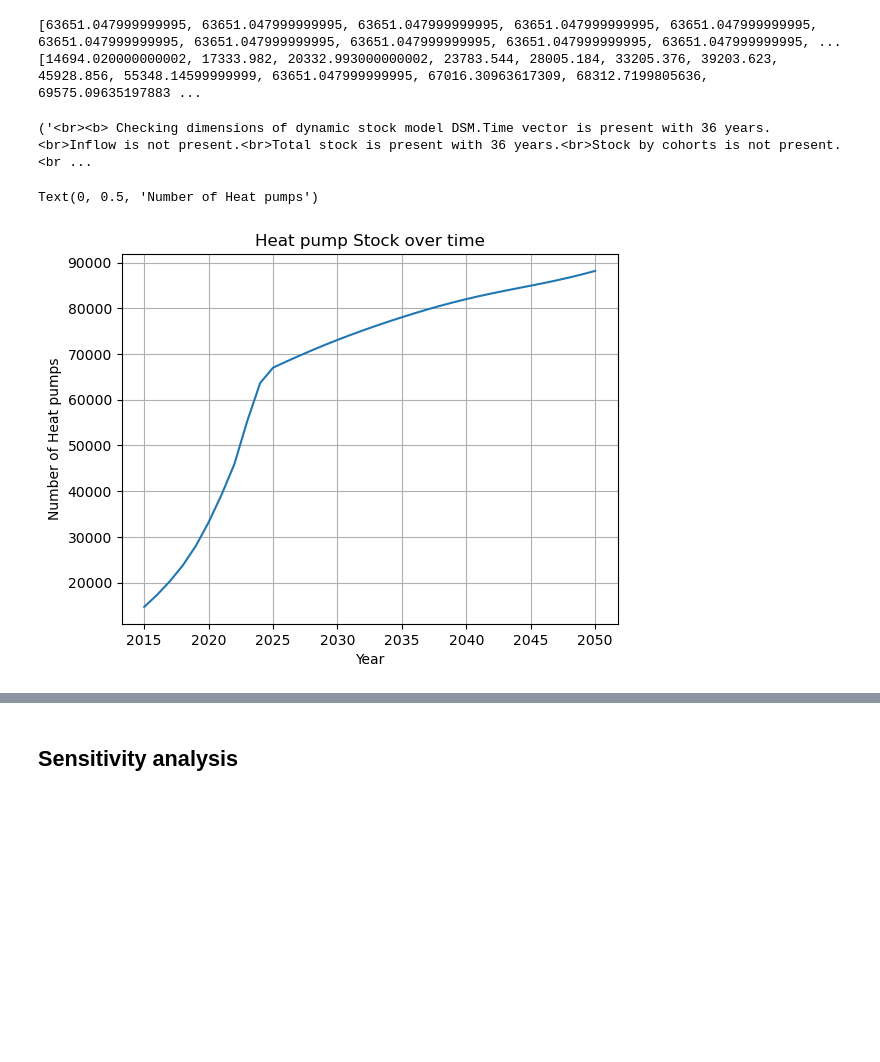
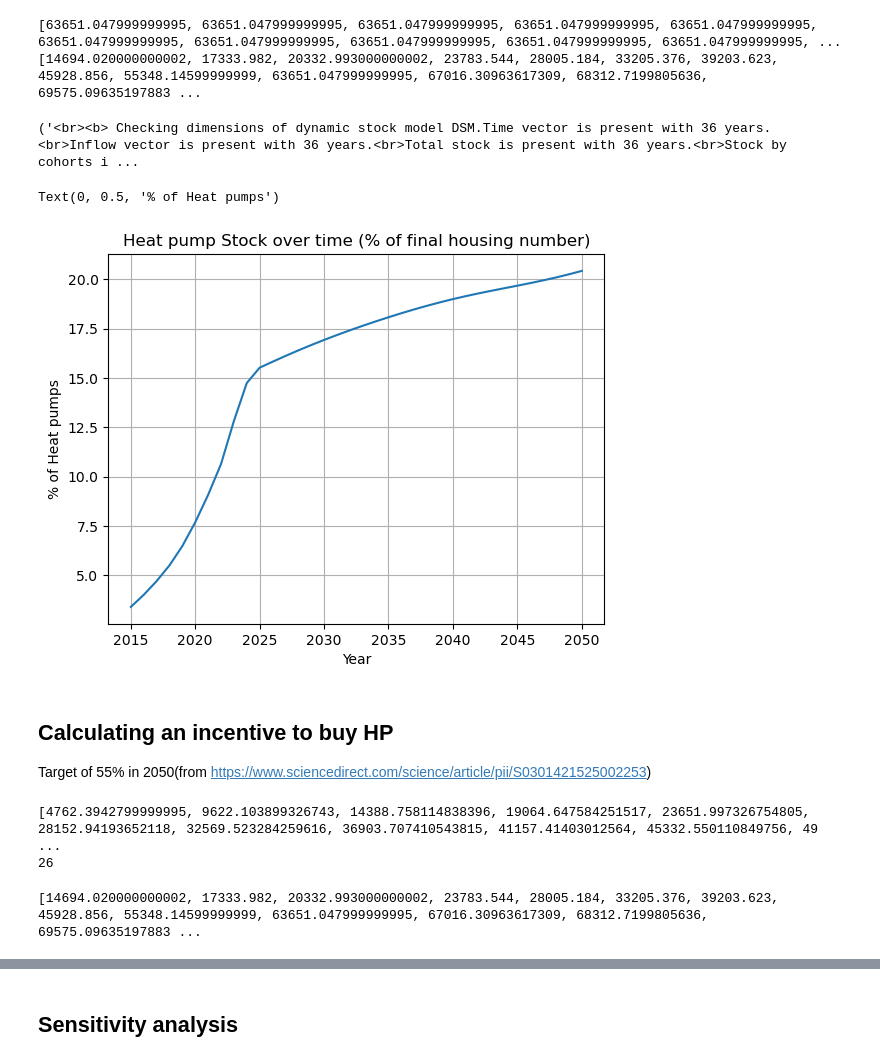
Before and after one commit to Margaux-Ccd/MFA_HeatPumps, a Jupyter notebook: Dynamic_MFA/Dynamic_HP.ipynb, the cells around one changed output, grey strips where cells are left out. Saved outputs shown, nothing was run; the diff lists cells and outputs as text; code cells hidden in the pictures; blank space fills up the shorter version.

Commit message:
Add 2050 target

```diff
--- a/Dynamic_MFA/Dynamic_HP.ipynb
+++ b/Dynamic_MFA/Dynamic_HP.ipynb
@@ -124,19 +124,48 @@ HP_DSM = dsm.DynamicStockModel(t = Years,
 [63651.047999999995, 63651.047999999995, 63651.047999999995, 63651.047999999995, 63651.047999999995, 63651.047999999995, 63651.047999999995, 63651.047999999995, 63651.047999999995, 63651.047999999995, ...
 [14694.020000000002, 17333.982, 20332.993000000002, 23783.544, 28005.184, 33205.376, 39203.623, 45928.856, 55348.14599999999, 63651.047999999995, 67016.30963617309, 68312.7199805636, 69575.09635197883 ...
 # %%
-# compute stock
-S_C1, O_C1= HP_DSM.compute_s_c_inflow_driven()
+# compute stock driven model to get inflow
+I_C1= HP_DSM.compute_stock_driven_model()
 
 S1=HP_DSM.compute_stock_total()
 check_HP=HP_DSM.dimension_check()
 # plot stock
 print(check_HP)
 plt.grid()
-plt.plot( HP_DSM.t,HP_DSM.s, label='Heat pump Stock')
-plt.title('Heat pump Stock over time')
+plt.plot( HP_DSM.t,np.array(HP_DSM.s)/(housing_2024+Housing_increase[-1])*100, label='Heat pump Stock')
+plt.title('Heat pump Stock over time (% of final housing number)')
 plt.xlabel('Year')
-plt.ylabel('Number of Heat pumps')
+plt.ylabel('% of Heat pumps')
 # %% [output]
-('<br><b> Checking dimensions of dynamic stock model DSM.Time vector is present with 36 years.<br>Inflow is not present.<br>Total stock is present with 36 years.<br>Stock by cohorts is not present.<br ...
+('<br><b> Checking dimensions of dynamic stock model DSM.Time vector is present with 36 years.<br>Inflow vector is present with 36 years.<br>Total stock is present with 36 years.<br>Stock by cohorts i ...
-Text(0, 0.5, 'Number of Heat pumps')
+Text(0, 0.5, '% of Heat pumps')
-[figure, old version]
+[figure, new version]
+# %% [markdown]
+## Calculating an incentive to buy HP
+Target of 55% in 2050(from https://www.sciencedirect.com/science/article/pii/S0301421525002253)
+# %%
+incentive_HP=1.5/100
+
+# calculate converted households
+Converted_households=[incentive_HP*(housing_2024-HP_stock_i[-1])]
+
+for i in range(1,26):
+    Converted_households.append(incentive_HP*(housing_2024+Housing_increase[26-i]-HP_stock[26-i]-Converted_households[-1])+Converted_households[-1])
+print(Converted_households)
+HP_stock_f1 = [a+ b for a,b in zip(HP_DSM.s[-(2050-2024):],Converted_households)]
+print(len(HP_stock_f1))
+# %% [output]
+[4762.3942799999995, 9622.103899326743, 14388.758114838396, 19064.647584251517, 23651.997326754805, 28152.94193652118, 32569.523284259616, 36903.707410543815, 41157.41403012564, 45332.550110849756, 49 ...
+26
+# %%
+
+# total stock
+HP_stock1= HP_stock_i + HP_stock_f1
+print(HP_stock)
+
+# add new buildings
+
+HP_DSM_incentive = dsm.DynamicStockModel(t = Years,
+                               s =HP_stock1, lt = {'Type': HP_pdf, 'Mean': lifetime_HP_2024, 'StdDev': std_HP* np.array(lifetime_HP_2024)},)
+# %% [output]
+[14694.020000000002, 17333.982, 20332.993000000002, 23783.544, 28005.184, 33205.376, 39203.623, 45928.856, 55348.14599999999, 63651.047999999995, 67016.30963617309, 68312.7199805636, 69575.09635197883 ...
```
Also changed, not shown: parts of 1 cell of this notebook.
